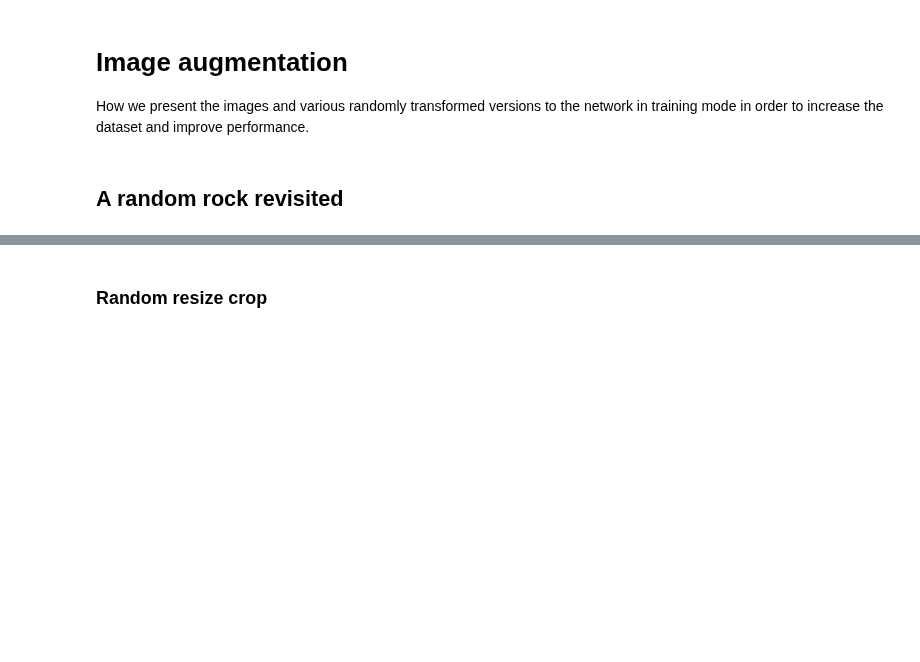
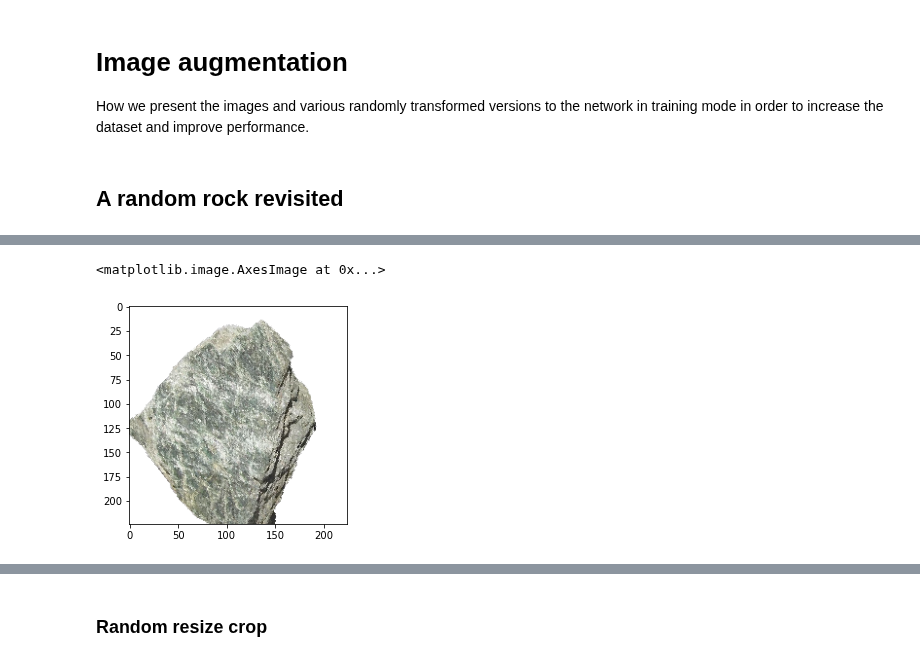
Before and after one commit to dominikpegler/mds_cnn, a Jupyter notebook: sanders_nosofsky_2020/image_augmentation.ipynb, the cells around one changed output, grey strips where cells are left out. Saved outputs shown, nothing was run; the diff lists cells and outputs as text; code cells hidden in the pictures; blank space fills up the shorter version.

```diff
--- a/sanders_nosofsky_2020/image_augmentation.ipynb
+++ b/sanders_nosofsky_2020/image_augmentation.ipynb
@@ -50,0 +48,19 @@ plt.imshow(complete_transform(img))
+# %%
+from torchvision.transforms import InterpolationMode
+
+# this happens to each image in training mode
+complete_transform = transforms.Compose([
+        #transforms.Resize(input_size),
+        #transforms.CenterCrop(input_size),
+        transforms.RandomResizedCrop(input_size, scale=(.7, 1.5), ratio=(.66, 5), interpolation=InterpolationMode.NEAREST),
+        transforms.RandomHorizontalFlip(),
+        transforms.RandomVerticalFlip(),
+        transforms.RandomAffine(degrees=360, translate=(.2, .2), fill=0, shear=(-9, 9, -9, 9)),#, scale=(0.8, 1.4)),
+        transforms.ColorJitter(brightness=(.9, 1.10), contrast=(.85, 1.15), saturation=(0.95, 1.15)), # new
+        transforms.GaussianBlur(kernel_size=(1, 5), sigma=(.01, .5)),
+    ])
+
+plt.imshow(complete_transform(img))
+# %% [output]
+<matplotlib.image.AxesImage at 0x...>
+[figure, added]
```
Also changed, not shown: parts of 6 cells of this notebook, 2 other files.
